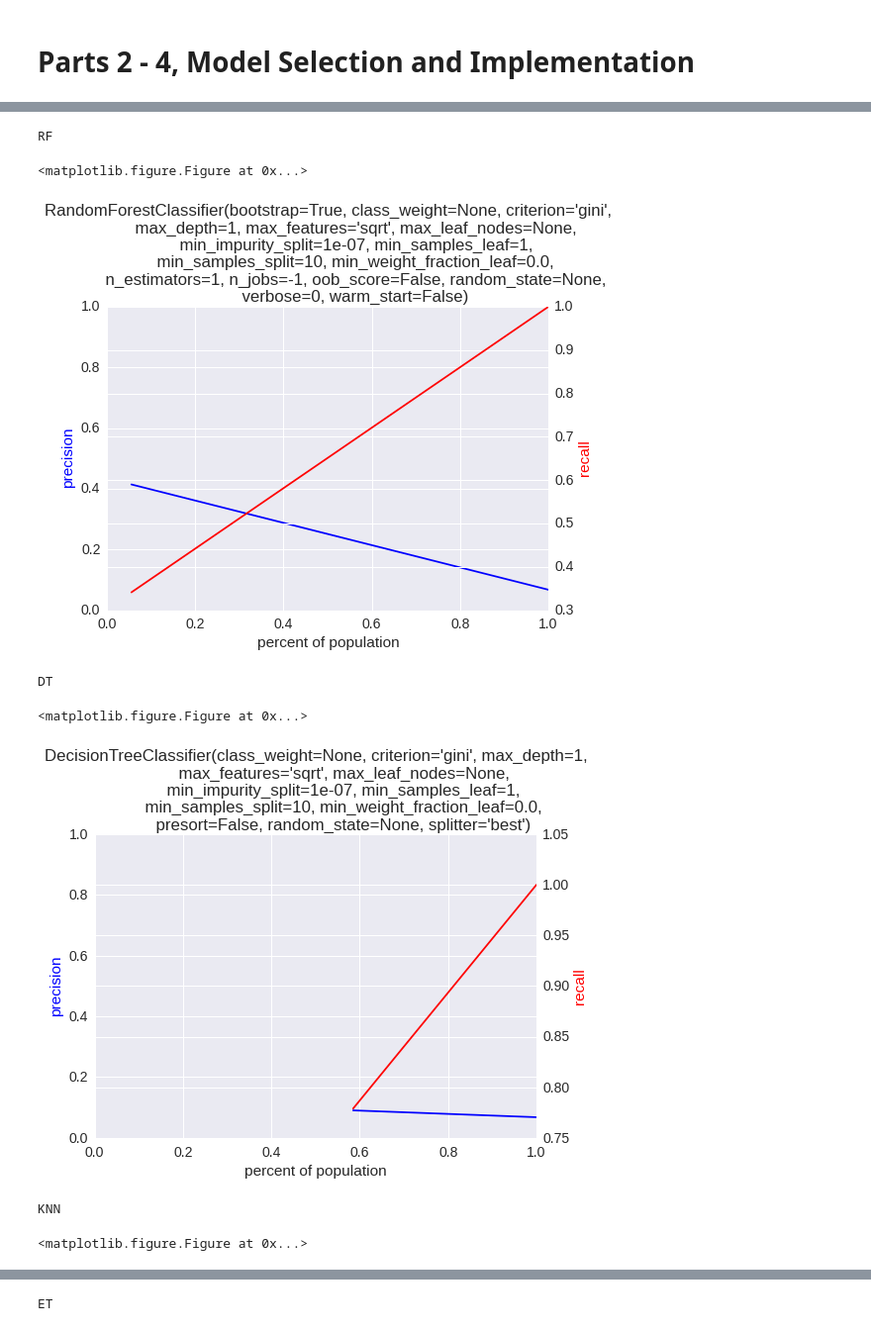
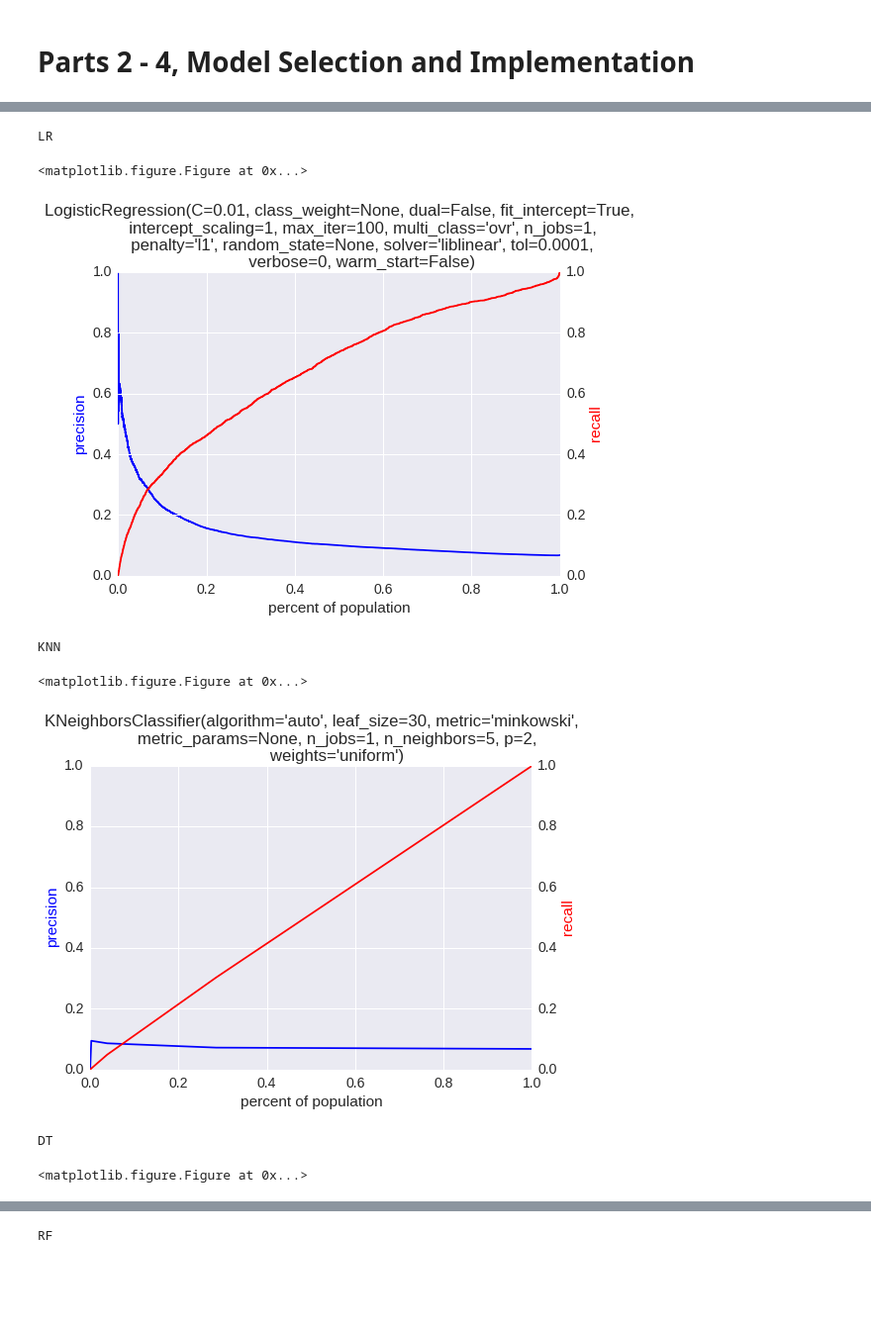
Before and after one commit to ju-arroyom/ML-Pub-Policy, a Jupyter notebook: hw3/ML-PS3_new.ipynb, the cells around one changed output, grey strips where cells are left out. Shown at 99% size. Drawn from its saved outputs; the diff is of its cells as text; code cells hidden in the pictures; blank space fills up the shorter version.

```diff
--- a/hw3/ML-PS3_new.ipynb
+++ b/hw3/ML-PS3_new.ipynb
@@ -224,2 +232,5 @@ X = df.drop('seriousdlqin2yrs', axis=1).values
 # %%
-features  =  ['numberoftime30-59dayspastduenotworse', 'monthlyincome', 'numberrealestateloansorlines', 'numberofdependents']
+features  =  ['numberoftime30-59dayspastduenotworse',
+              'monthlyincome', 'numberrealestateloansorlines', 'numberofdependents']
+
+models_to_run=['LR','KNN','DT', 'RF', 'AB','GB','LSVC']
@@ -226,11 +269,11 @@ features  =  ['numberoftime30-59dayspastduenotworse', 'monthlyincome', 'numberre
 # %%
-x = do_learning(features, 'test', X, y)
+results, matrix = do_learning(models_to_run, features, 'test', X, y)
 # %% [output]
-RF
+LR
 <matplotlib.figure.Figure at 0x...>
-[figure, old version]
+[figure, new version]
-DT
+KNN
 <matplotlib.figure.Figure at 0x...>
-[figure, old version]
+[figure, new version]
-KNN
+DT
 <matplotlib.figure.Figure at 0x...>
@@ -238,2 +281,2 @@ KNN
-ET
+RF
 <matplotlib.figure.Figure at 0x...>
```
Also changed, not shown: parts of 17 cells of this notebook, 2 other files.
